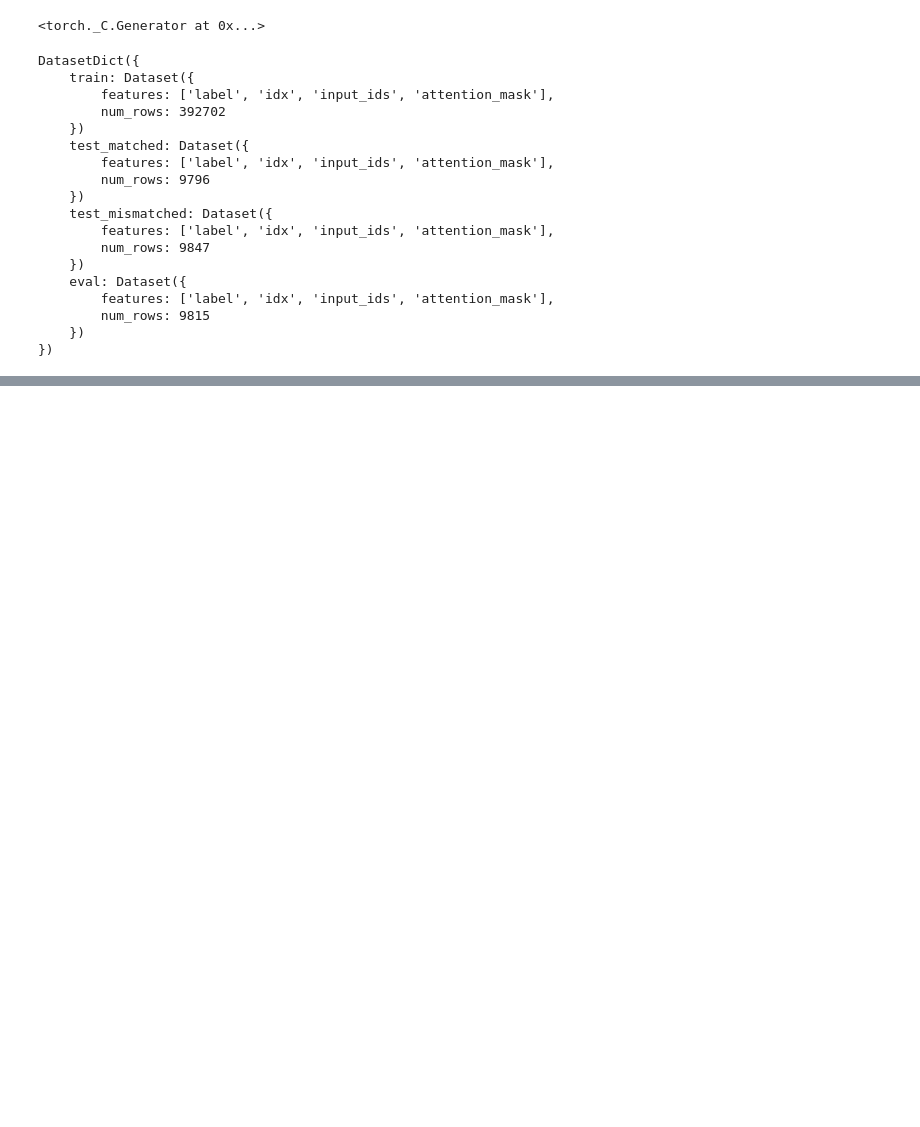
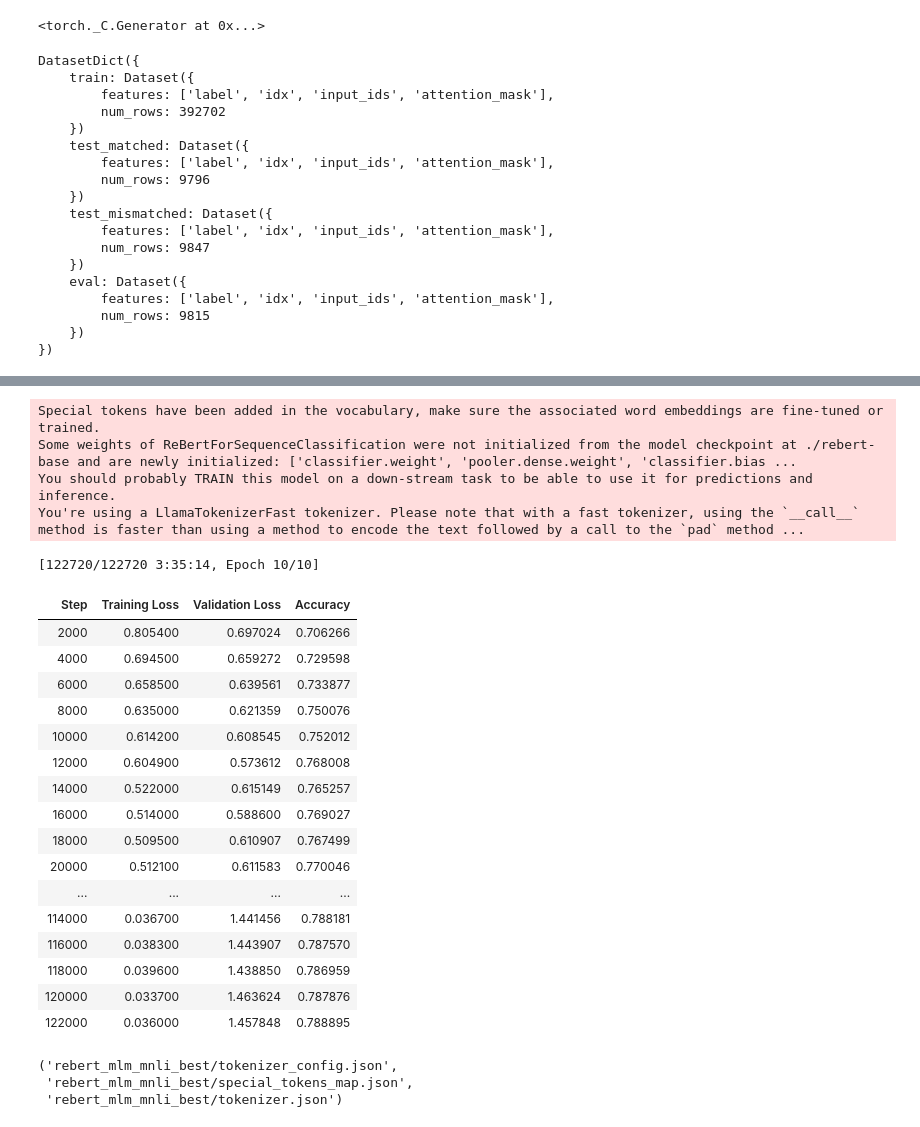
Before and after one commit to shilongdai/ROT5, a Jupyter notebook: finetune_mnli.ipynb, the cells around one changed output, grey strips where cells are left out. Cells and saved outputs as stored; diff of their text form; code cells hidden in the pictures; blank space fills up the shorter version.

```diff
--- a/finetune_mnli.ipynb
+++ b/finetune_mnli.ipynb
@@ -163,33 +181,57 @@ training_args = TrainingArguments(
     per_device_eval_batch_size=BATCH_EVAL,
     bf16=True,
     gradient_checkpointing=True,
     num_train_epochs=EPOCHS,
     weight_decay=LAMBDA,
     lr_scheduler_type="linear",
     warmup_ratio=WARMUP,
     evaluation_strategy="steps",
     save_strategy="steps",
     logging_steps=LOG_STEPS,
     save_steps=SAVE_STEPS,
     logging_dir=TB_DIR,
     save_total_limit=SAVE_LIMITS,
     load_best_model_at_end=True,
     metric_for_best_model="eval_accuracy",
     seed=seed
 )
 
 trainer = Trainer(
     model=model,
     args=training_args,
     train_dataset=ds["train"],
     eval_dataset=ds["eval"],
     tokenizer=tokenizer,
     data_collator=data_collator,
-    compute_metrics=compute_metrics,
-    callbacks=[EarlyStoppingCallback(early_stopping_patience=5)]
+    compute_metrics=compute_metrics
 )
 
 results = trainer.train(resume_from_checkpoint=False)
 model.save_pretrained("rebert_mlm_mnli_best")
 tokenizer.save_pretrained("rebert_mlm_mnli_best")
-trainer.evaluate(ds["test_matched"])
+# %% [output]
+Special tokens have been added in the vocabulary, make sure the associated word embeddings are fine-tuned or trained.
+Some weights of ReBertForSequenceClassification were not initialized from the model checkpoint at ./rebert-base and are newly initialized: ['classifier.weight', 'pooler.dense.weight', 'classifier.bias ...
+You should probably TRAIN this model on a down-stream task to be able to use it for predictions and inference.
+You're using a LlamaTokenizerFast tokenizer. Please note that with a fast tokenizer, using the `__call__` method is faster than using a method to encode the text followed by a call to the `pad` method ...
+[122720/122720 3:35:14, Epoch 10/10]
+| Step | Training Loss | Validation Loss | Accuracy |
+| 2000 | 0.805400 | 0.697024 | 0.706266 |
+| 4000 | 0.694500 | 0.659272 | 0.729598 |
+| 6000 | 0.658500 | 0.639561 | 0.733877 |
+| 8000 | 0.635000 | 0.621359 | 0.750076 |
+| 10000 | 0.614200 | 0.608545 | 0.752012 |
+| 12000 | 0.604900 | 0.573612 | 0.768008 |
+| 14000 | 0.522000 | 0.615149 | 0.765257 |
+| 16000 | 0.514000 | 0.588600 | 0.769027 |
+| 18000 | 0.509500 | 0.610907 | 0.767499 |
+| 20000 | 0.512100 | 0.611583 | 0.770046 |
+| ... | ... | ... | ... |
+| 114000 | 0.036700 | 1.441456 | 0.788181 |
+| 116000 | 0.038300 | 1.443907 | 0.787570 |
+| 118000 | 0.039600 | 1.438850 | 0.786959 |
+| 120000 | 0.033700 | 1.463624 | 0.787876 |
+| 122000 | 0.036000 | 1.457848 | 0.788895 |
+('rebert_mlm_mnli_best/tokenizer_config.json',
+ 'rebert_mlm_mnli_best/special_tokens_map.json',
+ 'rebert_mlm_mnli_best/tokenizer.json')
```
Also changed, not shown: parts of 4 cells of this notebook, 15 other files.
